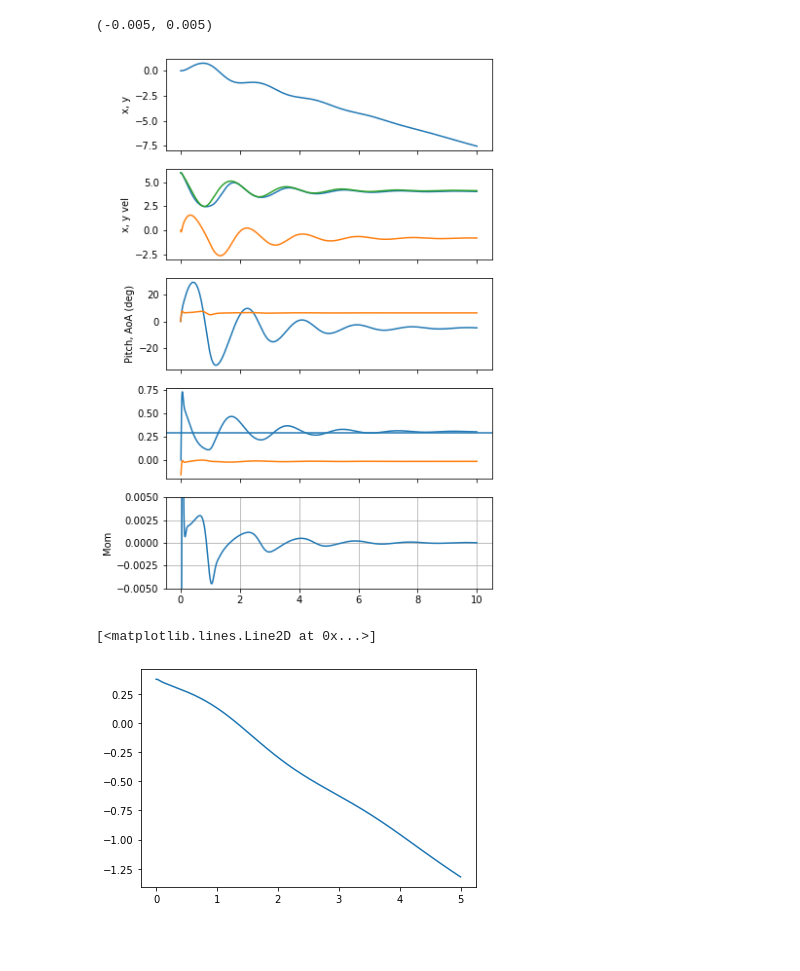
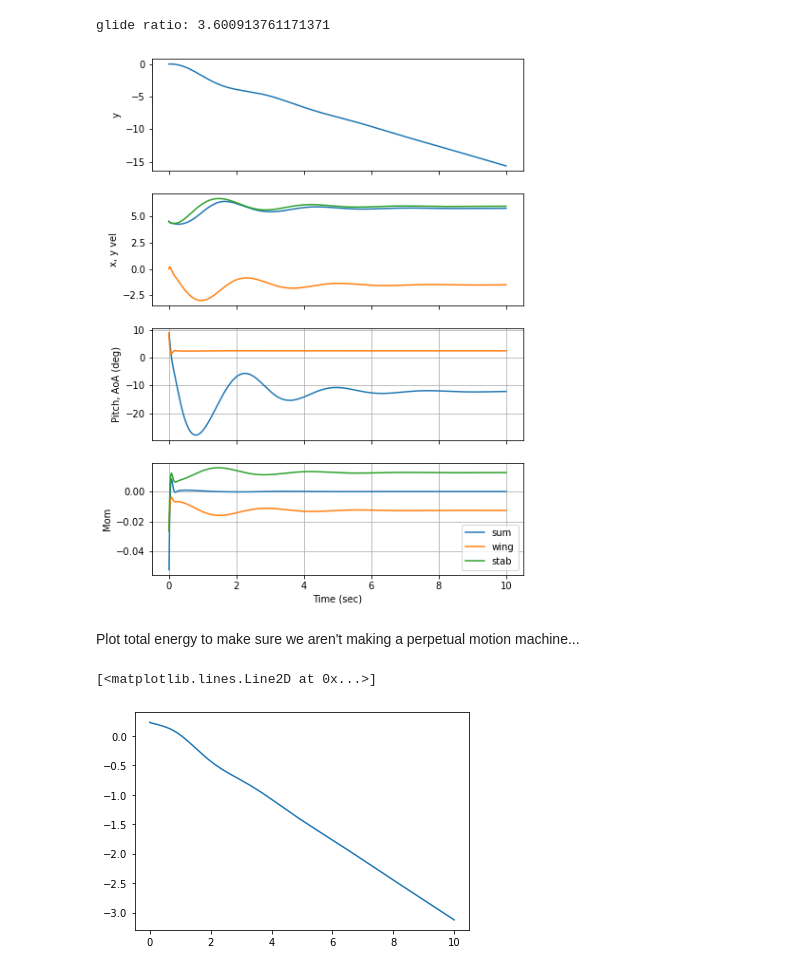
Before and after one commit to mikessut/glider_sim, a Jupyter notebook: RunSim.ipynb, the cells around one changed output. Saved outputs shown, nothing was run; the diff lists cells and outputs as text; code cells hidden in the pictures; blank space fills up the shorter version.

```diff
--- a/RunSim.ipynb
+++ b/RunSim.ipynb
@@ -4,45 +28,27 @@ import numpy as np
 # %%
 glider = GliderPitchSim()
 glider._wing_alpha = 0 * np.pi / 180
-glider._horz_stab_alpha = -8 * np.pi / 180
-glider._pos_center_lift = 25e-3
-glider._pos_horz_stab = 50e-2
+glider._horz_stab_alpha = -4 * np.pi / 180
+glider._pos_wing = 5e-2
+#glider._pos_horz_stab = 30e-2
+# glider._horz_stab_A = 7e-2 * 7e-2
+#glider._momI *= 4
 
-glider.init_conditions((6, 0), 0*np.pi/180)
-for _ in range(1000):
+# Specify initial velocity and pitch angle
+glider.init_conditions((4.5, 0), 9*np.pi/180)
+for _ in range(2000):
     glider.step()
 glider.finalize_lists()
 # %%
-f, ax = plt.subplots(5, 1, sharex=True, figsize=(6, 10))
-
-#ax[0].plot(glider._t, glider._r[:, 0])
-ax[0].plot(glider._t, glider._r[:, 1])
-ax[0].set_ylabel('x, y')
-
-ax[1].plot(glider._t, glider._v[:, 0])
-ax[1].plot(glider._t, glider._v[:, 1])
-ax[1].plot(glider._t, np.linalg.norm(glider._v, axis=1))
-ax[1].set_ylabel('x, y vel')
-
-ax[2].plot(glider._t, glider._pitch*180/np.pi)
-ax[2].plot(glider._t, (glider._pitch - np.arctan2(glider._v[:, 1], glider._v[:, 0])) * 180 / np.pi)
-ax[2].set_ylabel('Pitch, AoA (deg)')
-
-ax[3].plot(glider._t[1:], glider._Fwing)
-ax[3].plot(glider._t[1:], glider._Fstab)
-ax[3].axhline(glider._mass * G)
-#ax[3].plot(glider._t, glider._w * 180/np.pi)
-#ax[3].set_ylabel(r'$\omega$ (dps)')
-
-ax[4].plot(glider._t[1:], glider._mom.sum(axis=1))
-ax[4].set_ylabel('Mom')
-ax[4].grid(True)
-ax[4].set_ylim((-.005, .005))
+glider.plot()
+print("glide ratio:", -glider._r[-1][0] / glider._r[-1][1])
 # %% [output]
-(-0.005, 0.005)
+glide ratio: 3.600913761171371
-[figure, old version]
+[figure, new version]
+# %% [markdown]
+Plot total energy to make sure we aren't making a perpetual motion machine...
 # %%
 plt.plot(glider._t, .5*glider._mass*np.linalg.norm(glider._v, axis=1)**2 + glider._mass * G * glider._r[:, 1])
 # %% [output]
 [<matplotlib.lines.Line2D at 0x...>]
-[figure, old version]
+[figure, new version]
```
Also changed, not shown: parts of 6 cells of this notebook, 1 other file.
